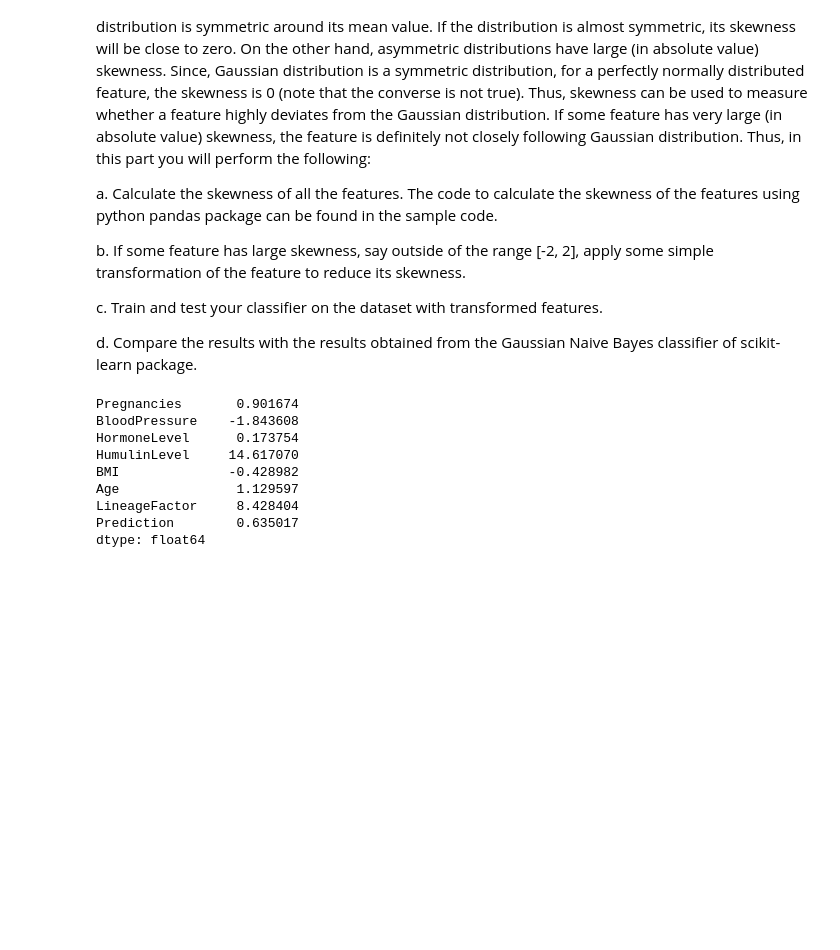
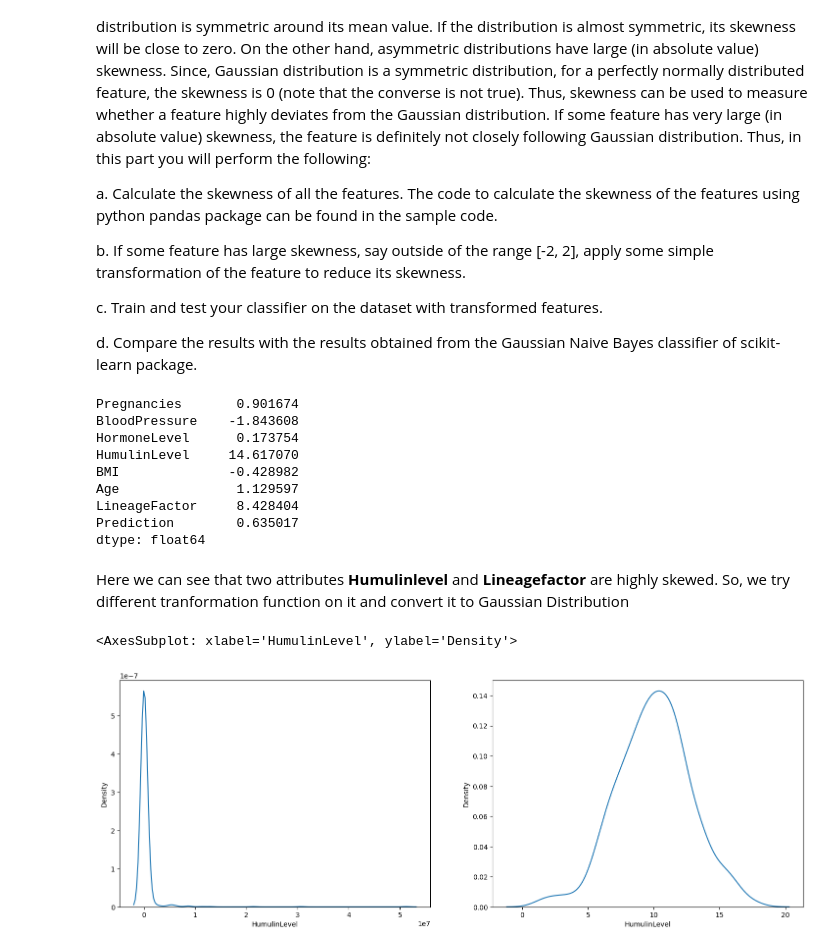
Before and after one commit to yashpaneliya/CS60050-Machine-Learning, a Jupyter notebook: P1/Polydipsia Prediction.ipynb, the cells around one changed output. Cells and saved outputs as stored; diff of their text form; code cells hidden in the pictures; blank space fills up the shorter version.

Commit message:
Applied transformation to reduce skewness

```diff
--- a/P1/Polydipsia Prediction.ipynb
+++ b/P1/Polydipsia Prediction.ipynb
@@ -479,3 +508,17 @@ Age               1.129597
 LineageFactor     8.428404
 Prediction        0.635017
 dtype: float64
+# %% [markdown]
+Here we can see that two attributes **Humulinlevel** and **Lineagefactor** are highly skewed.
+So, we try different tranformation function on it and convert it to Gaussian Distribution
+# %%
+# Applying log transformation
+log_humulin_df = np.log(df['HumulinLevel'])
+plt.figure(figsize=(18,6))
+plt.subplot(1,2,1)
+sns.kdeplot(df['HumulinLevel'])
+plt.subplot(1,2,2)
+sns.kdeplot(log_humulin_df)
+# %% [output]
+<AxesSubplot: xlabel='HumulinLevel', ylabel='Density'>
+[figure, added]
```
Also changed, not shown: parts of 22 cells of this notebook.
